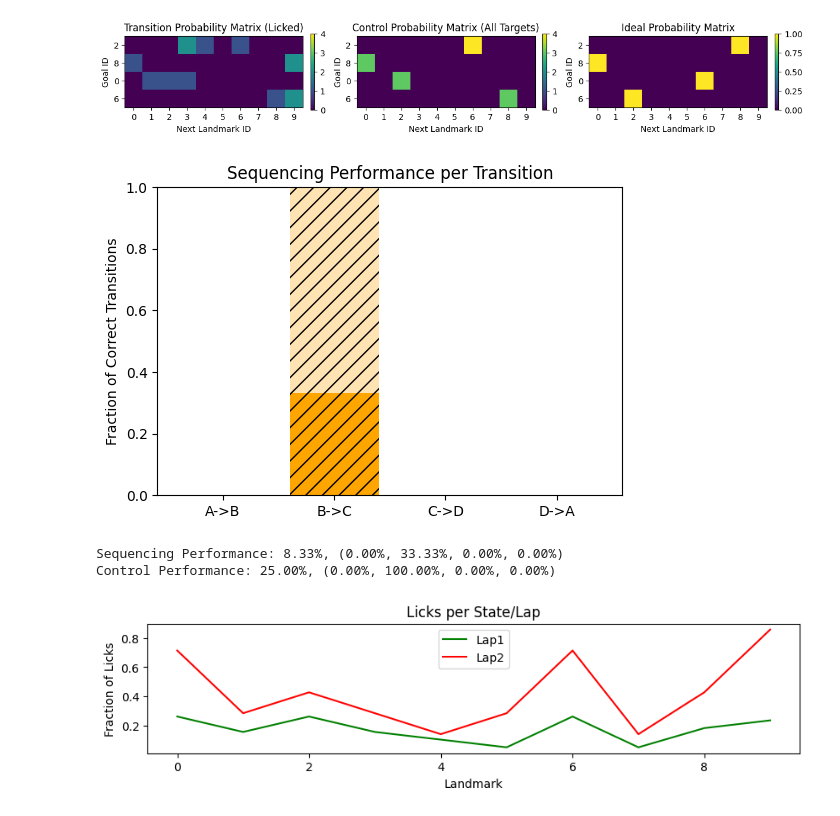
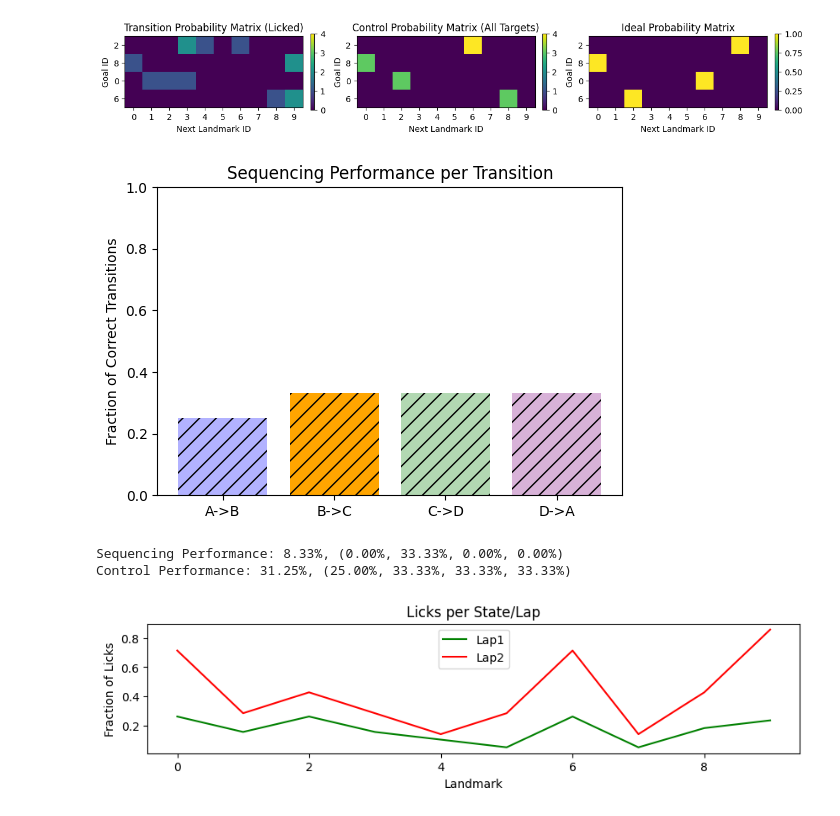
Before and after one commit to sreinert/Bonsai_ABCD, a Jupyter notebook: Cohort3_daily_summary.ipynb, the cells around one changed output. Drawn from its saved outputs; the diff is of its cells as text; code cells hidden in the pictures.

Commit message:
Update SW control sequence performance

```diff
--- a/Cohort3_daily_summary.ipynb
+++ b/Cohort3_daily_summary.ipynb
@@ -103,11 +103,11 @@ parse_bonsai_functions.plot_stable_conditional_matrix(sess_dataframe,ses_setting
 # %% [output]
 [figure]
 # %%
-parse_bonsai_functions.plot_stable_seq_fraction(sess_dataframe,ses_settings,test='transition')
+parse_bonsai_functions.plot_stable_seq_fraction_new(sess_dataframe,ses_settings)
 # %% [output]
-[figure, old version]
+[figure, new version]
 Sequencing Performance: 8.33%, (0.00%, 33.33%, 0.00%, 0.00%)
-Control Performance: 25.00%, (0.00%, 100.00%, 0.00%, 0.00%)
+Control Performance: 31.25%, (25.00%, 33.33%, 33.33%, 33.33%)
 # %%
 parse_bonsai_functions.plot_licks_per_state(sess_dataframe, ses_settings)
 # %% [output]
```
Also changed, not shown: parts of 3 cells of this notebook, 1 other file.
